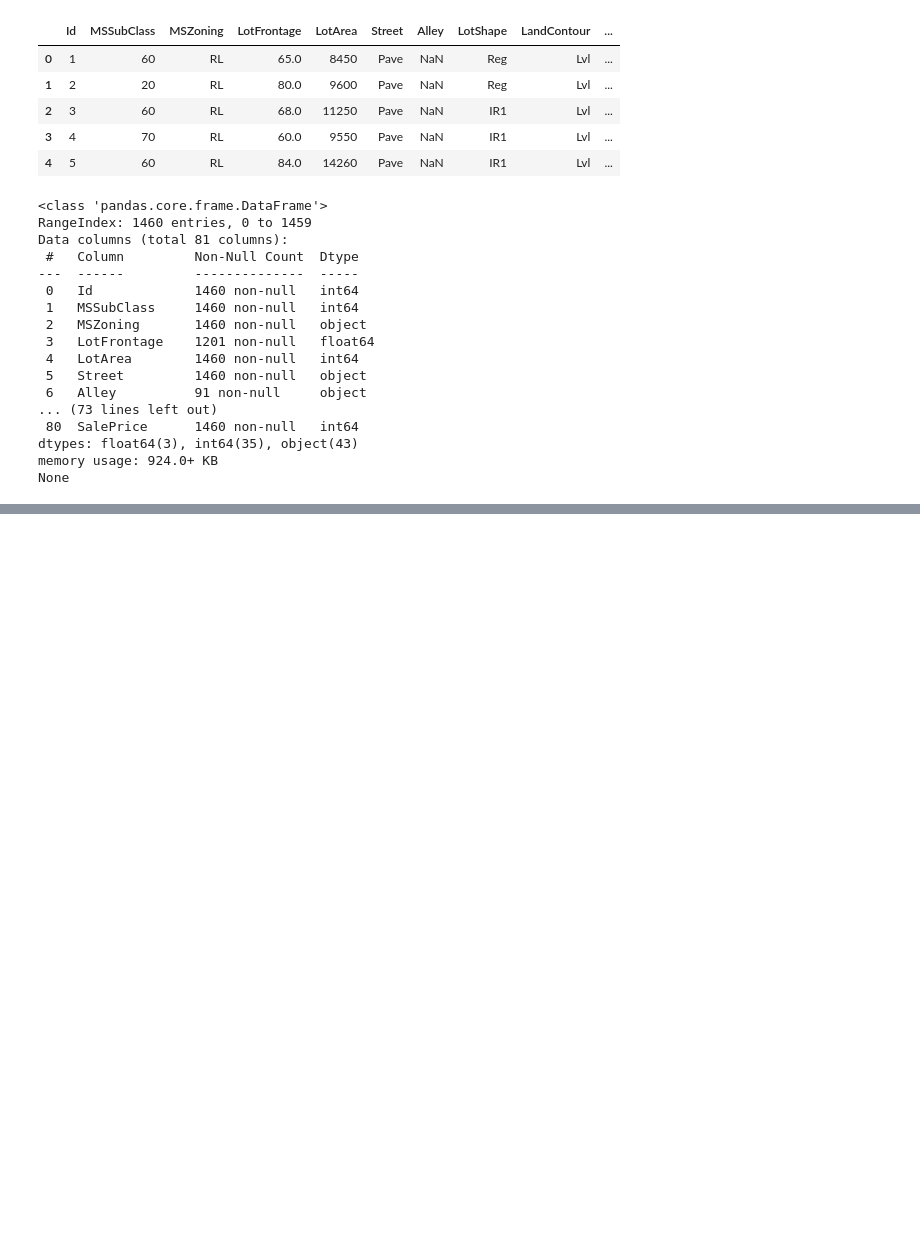
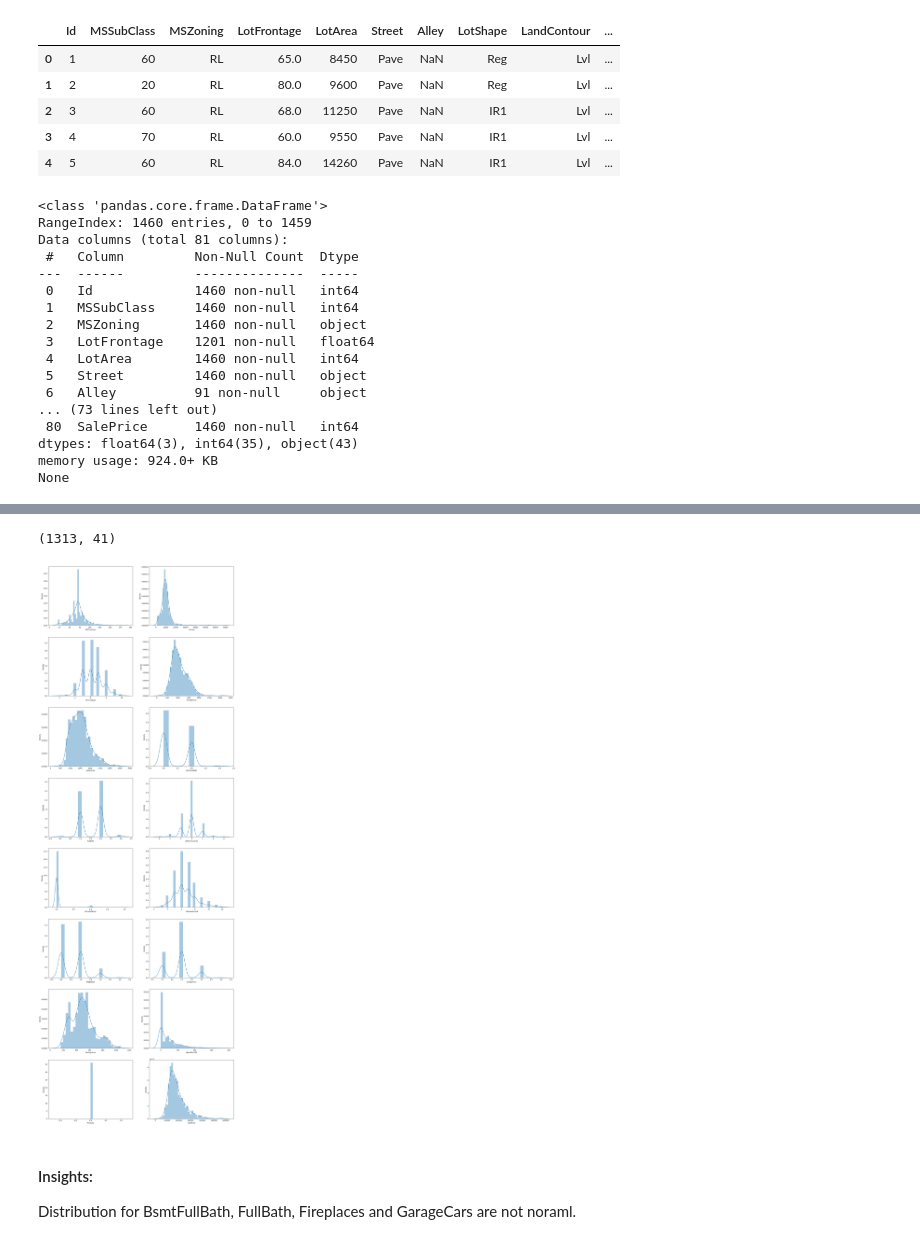
Before and after one commit to khatrisnk/Assignment-Advance-Regression, a Jupyter notebook: house-price-assignment.ipynb, the cells around one changed output, grey strips where cells are left out. Saved outputs shown, nothing was run; the diff lists cells and outputs as text; code cells hidden in the pictures; blank space fills up the shorter version.

```diff
--- a/house-price-assignment.ipynb
+++ b/house-price-assignment.ipynb
@@ -226,0 +700,29 @@ None
+# %%
+hd = hd[(hd.LotFrontage < 300)]
+hd = hd[(hd.LotArea < 100000)]
+hd = hd[(hd.TotalBsmtSF < 100000)]
+hd = hd[(hd.GrLivArea < 4000)]
+hd = hd[(hd.GarageArea < 1100)]
+hd = hd[(hd.OpenPorchSF < 400)]
+hd = hd[(hd.PoolArea < 400)]
+hd = hd[(hd.SalePrice < 600000)]
+# %%
+hd.shape
+# %% [output]
+(1313, 41)
+# %%
+def draw_dist_plots(cols):
+    plt.figure(figsize=(20, 60))
+    index = 1
+    for col in cols:
+        plt.subplot(8,2,index)
+        sns.distplot(hd[col])
+        index = index + 1
+    plt.show()
+# %%
+draw_dist_plots(numeric_vars)
+# %% [output]
+[figure, added]
+# %% [markdown]
+#### Insights:
+Distribution for BsmtFullBath, FullBath, Fireplaces and GarageCars are not noraml.
```
Also changed, not shown: parts of 115 cells of this notebook.
